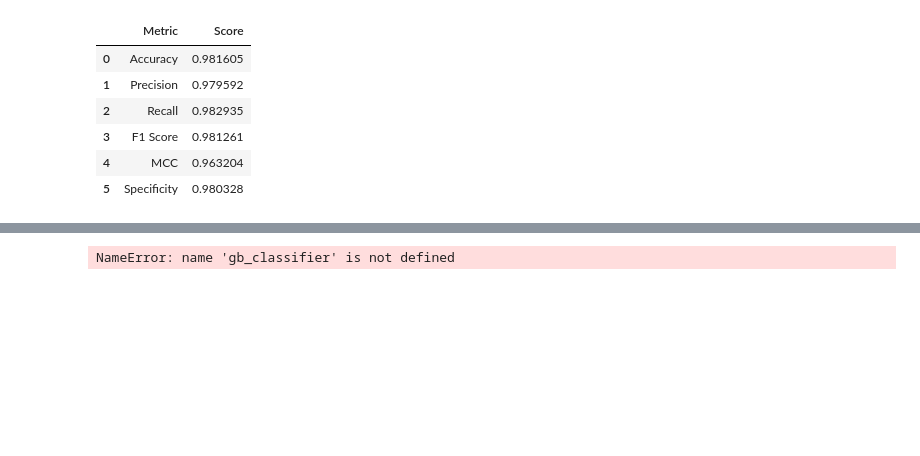
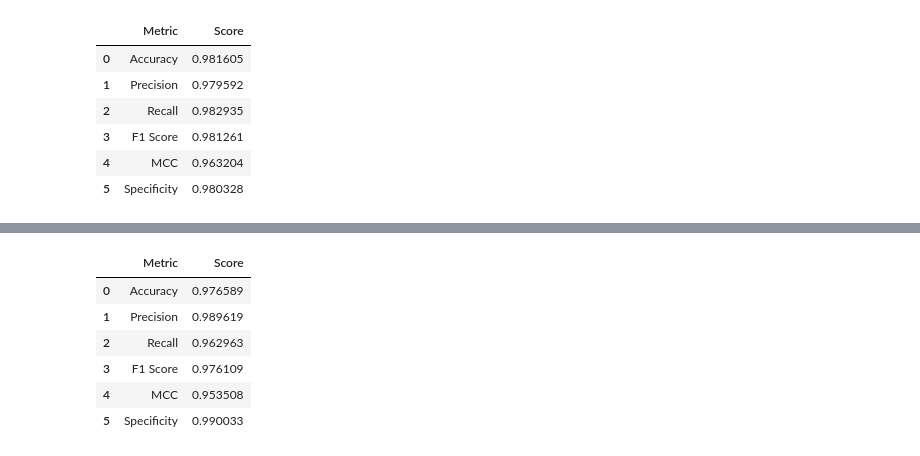
Before and after one commit to jig099/bot_detection_capstone, a Jupyter notebook: bot_detection_digit_dna/Digital_DNA_Cresci17.ipynb, the cells around one changed output, grey strips where cells are left out. Cells and saved outputs as stored; diff of their text form; code cells hidden in the pictures; blank space fills up the shorter version.

```diff
--- a/bot_detection_digit_dna/Digital_DNA_Cresci17.ipynb
+++ b/bot_detection_digit_dna/Digital_DNA_Cresci17.ipynb
@@ -338,4 +336,10 @@ NameError: name 'GradientBoostingClassifier' is not defined
 # %%
-train_predict_evaluate(gb_classifier,ds,['original_dna_size', 'compressed_dna_size'])
+train_predict_evaluate(gb_classifier,dna_test1,['original_dna_size', 'compressed_dna_size'])
 # %% [output]
-NameError: name 'gb_classifier' is not defined
+|  | Metric | Score |
+| 0 | Accuracy | 0.976589 |
+| 1 | Precision | 0.989619 |
+| 2 | Recall | 0.962963 |
+| 3 | F1 Score | 0.976109 |
+| 4 | MCC | 0.953508 |
+| 5 | Specificity | 0.990033 |
```
Also changed, not shown: parts of 1 cell of this notebook.
